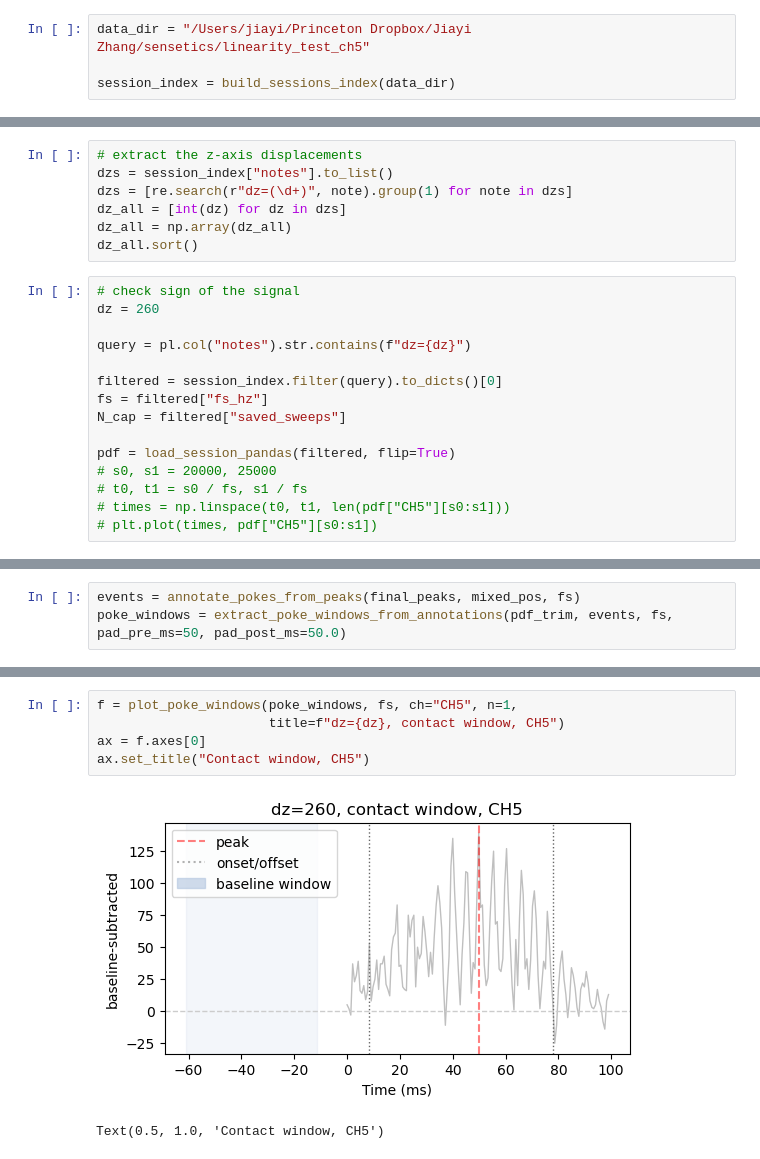
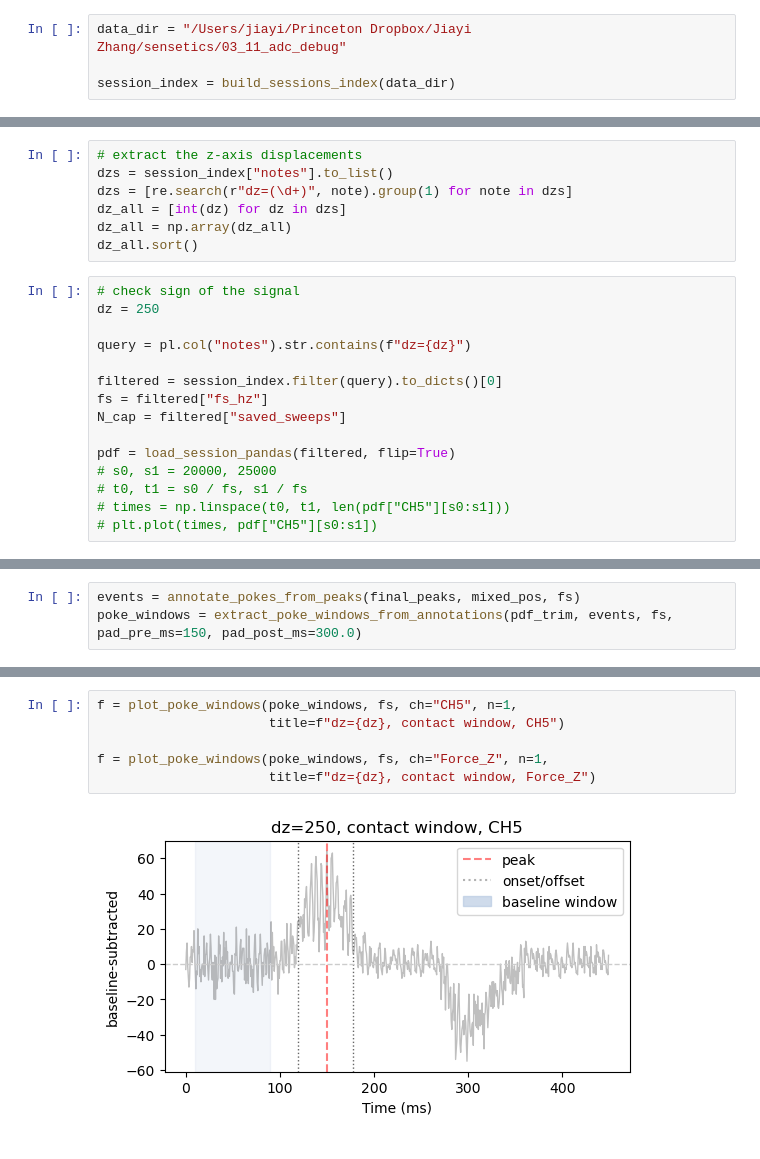
Before and after one commit to maggie-jiayizhang/sensetics, a Jupyter notebook: signal_to_force.ipynb, the cells around one changed output, grey strips where cells are left out. Saved outputs shown, nothing was run; the diff lists cells and outputs as text.

Commit message:
analyze data from adc_debug (alignment between force and channel measurements)

```diff
--- a/signal_to_force.ipynb
+++ b/signal_to_force.ipynb
@@ -14,6 +13,6 @@ import seaborn as sns
 
 import re
 # %%
-data_dir = "/Users/jiayi/Princeton Dropbox/Jiayi Zhang/sensetics/linearity_test_ch5"
+data_dir = "/Users/jiayi/Princeton Dropbox/Jiayi Zhang/sensetics/03_11_adc_debug"
 
 session_index = build_sessions_index(data_dir)
@@ -26,7 +34,7 @@ dz_all = np.array(dz_all)
 dz_all.sort()
 # %%
 # check sign of the signal
-dz = 260
+dz = 250
 
 query = pl.col("notes").str.contains(f"dz={dz}")
 
@@ -55,3 +100,3 @@ dz=260, detected 10 pokes, force peaks: 10
 # %%
 events = annotate_pokes_from_peaks(final_peaks, mixed_pos, fs)
-poke_windows = extract_poke_windows_from_annotations(pdf_trim, events, fs, pad_pre_ms=50, pad_post_ms=50.0)
+poke_windows = extract_poke_windows_from_annotations(pdf_trim, events, fs, pad_pre_ms=150, pad_post_ms=300.0)
@@ -70,8 +103,8 @@ poke_windows = extract_poke_windows_from_annotations(pdf_trim, events, fs, pad_p
 # %%
 f = plot_poke_windows(poke_windows, fs, ch="CH5", n=1,
                       title=f"dz={dz}, contact window, CH5")
-ax = f.axes[0]
-ax.set_title("Contact window, CH5")
+
+f = plot_poke_windows(poke_windows, fs, ch="Force_Z", n=1,
+                      title=f"dz={dz}, contact window, Force_Z")
 # %% [output]
-[figure, old version]
+[figure, new version]
-Text(0.5, 1.0, 'Contact window, CH5')
```
Also changed, not shown: parts of 16 cells of this notebook, 3 other files.
